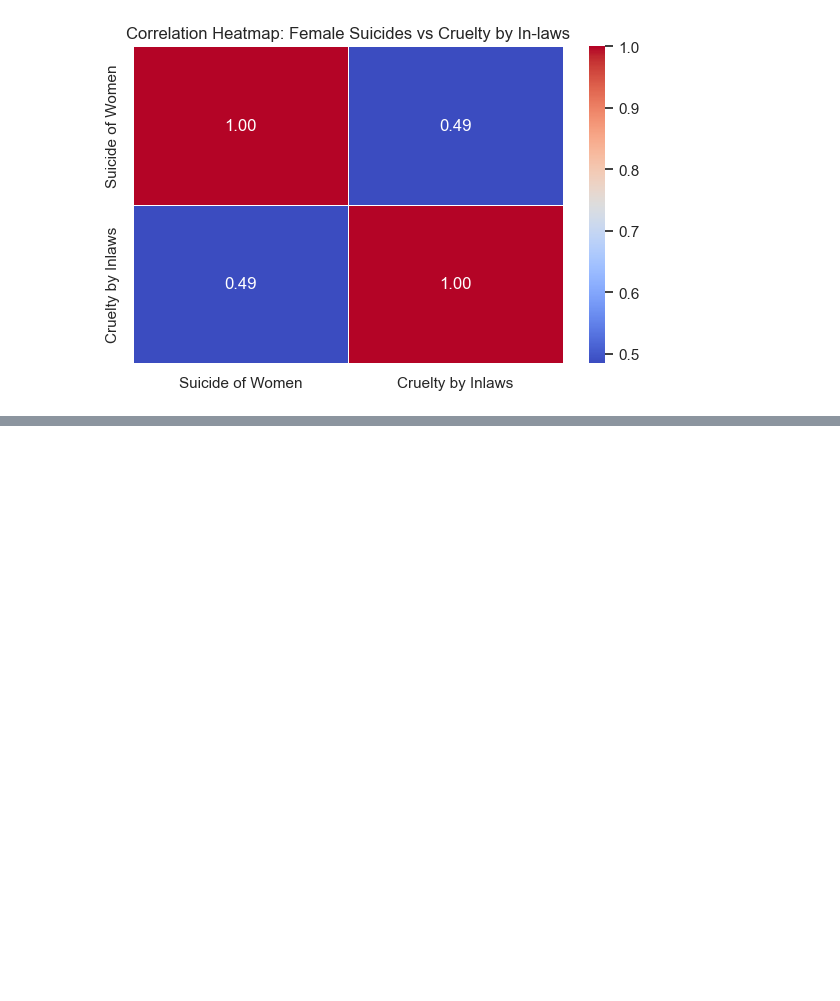
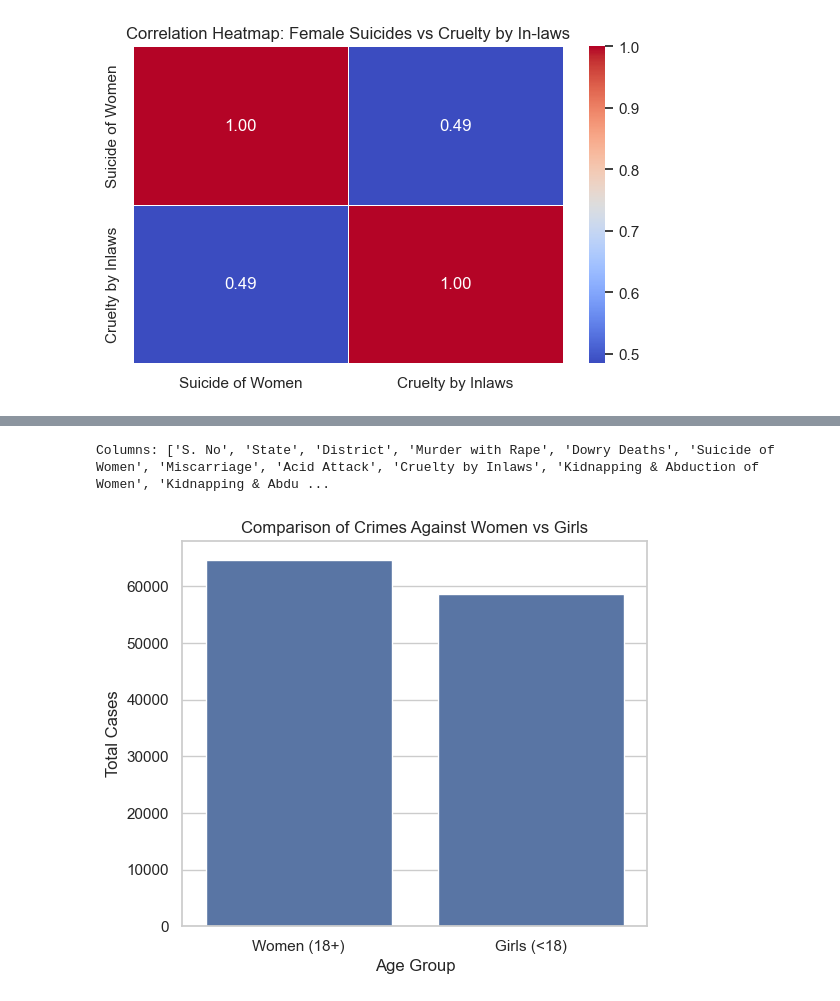
Before and after one commit to chabhijeet004/CrimeAgainstWomen2022, a Jupyter notebook: Notebook.ipynb, the cells around one changed output, grey strips where cells are left out. Drawn from its saved outputs; the diff is of its cells as text; code cells hidden in the pictures; blank space fills up the shorter version.

```diff
--- a/Notebook.ipynb
+++ b/Notebook.ipynb
@@ -103,2 +102,29 @@ Passing `palette` without assigning `hue` is deprecated and will be removed in v
 # %% [markdown]
 <html>
+# %%
+print("\nColumns:", data.columns.tolist())
+# %% [output]
+Columns: ['S. No', 'State', 'District', 'Murder with Rape', 'Dowry Deaths', 'Suicide of Women', 'Miscarriage', 'Acid Attack', 'Cruelty by Inlaws', 'Kidnapping & Abduction of Women', 'Kidnapping & Abdu ...
+# %%
+# Columns related to crimes against different age groups
+adult_crimes = ['Rape ', 'Rape of Women (above 18)', 'Sexual Harassment']
+minor_crimes = ['Child Rape', 'Sexual Assault of Children', 'Use of Child for Pornography']
+
+
+# Sum total crimes in each category
+adult_total = data[adult_crimes].sum().sum()
+minor_total = data[minor_crimes].sum().sum()
+
+# Prepare data for plotting
+crime_comparison = pd.Series({'Women (18+)': adult_total, 'Girls (<18)': minor_total})
+
+# Plotting
+plt.figure(figsize=(6, 5))
+sns.barplot(x=crime_comparison.index, y=crime_comparison.values)
+plt.title('Comparison of Crimes Against Women vs Girls')
+plt.ylabel('Total Cases')
+plt.xlabel('Age Group')
+
+plt.show()
+# %% [output]
+[figure, added]
```
Also changed, not shown: parts of 3 cells of this notebook, 2 other files.
